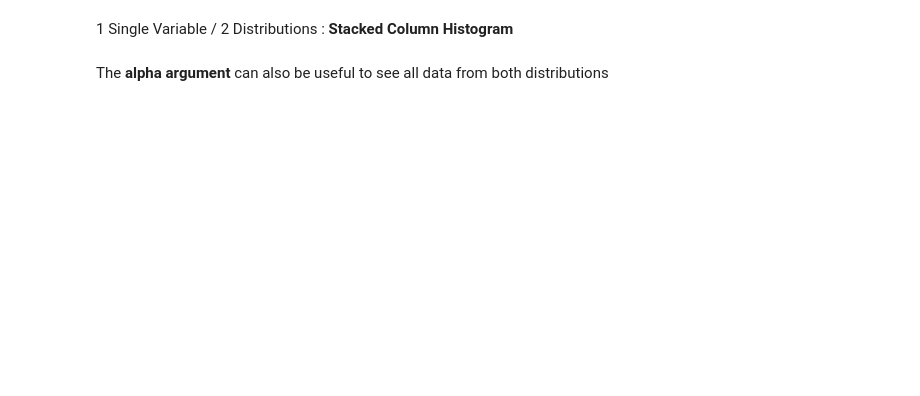
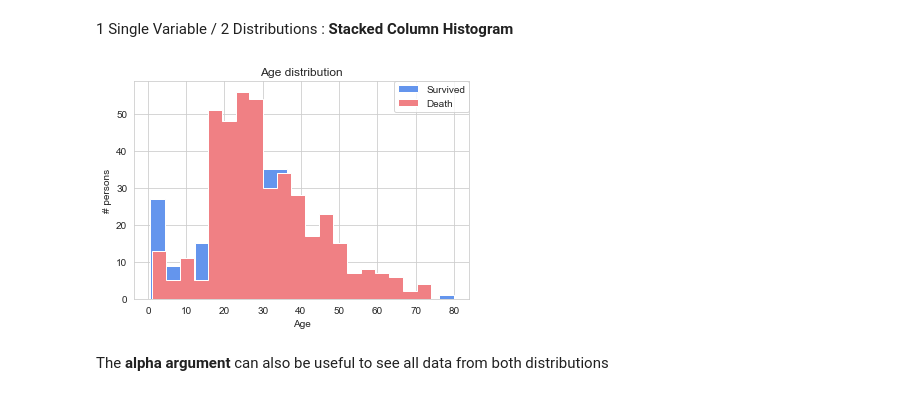
Before and after one commit to rogroc/Postgrau-Data-Science-UB, a Jupyter notebook: 18_DataVisualization/VIZ-ED6-iPython.ipynb, the cells around one changed output. Drawn from its saved outputs; the diff is of its cells as text; code cells hidden in the pictures; blank space fills up the shorter version.

```diff
--- a/18_DataVisualization/VIZ-ED6-iPython.ipynb
+++ b/18_DataVisualization/VIZ-ED6-iPython.ipynb
@@ -71,15 +89,15 @@ plt.show()
 # %%
 data1=pd.Series(titanic[titanic.alive=="yes"].age.values).dropna()
 plt.hist(data1, bins=20, color="#6495ED",histtype='stepfilled', label='Survived');
 data2=pd.Series(titanic[titanic.alive=="no"].age.values).dropna()
 plt.hist(data2, bins=20, color="#F08084",histtype='stepfilled',label='Death');
-
 plt.title("Age distribution")
 plt.xlabel("Age")
 plt.ylabel("# persons")
-
-plt.legend(loc='best',mode="expand", borderaxespad=0.)
+plt.legend(loc='best', borderaxespad=0.)
 plt.show()
+# %% [output]
+[figure, added]
 # %% [markdown]
 The <b>alpha argument</b> can also be useful to see all data from both distributions
 # %%
```
Also changed, not shown: parts of 44 cells of this notebook, 1 other file.
